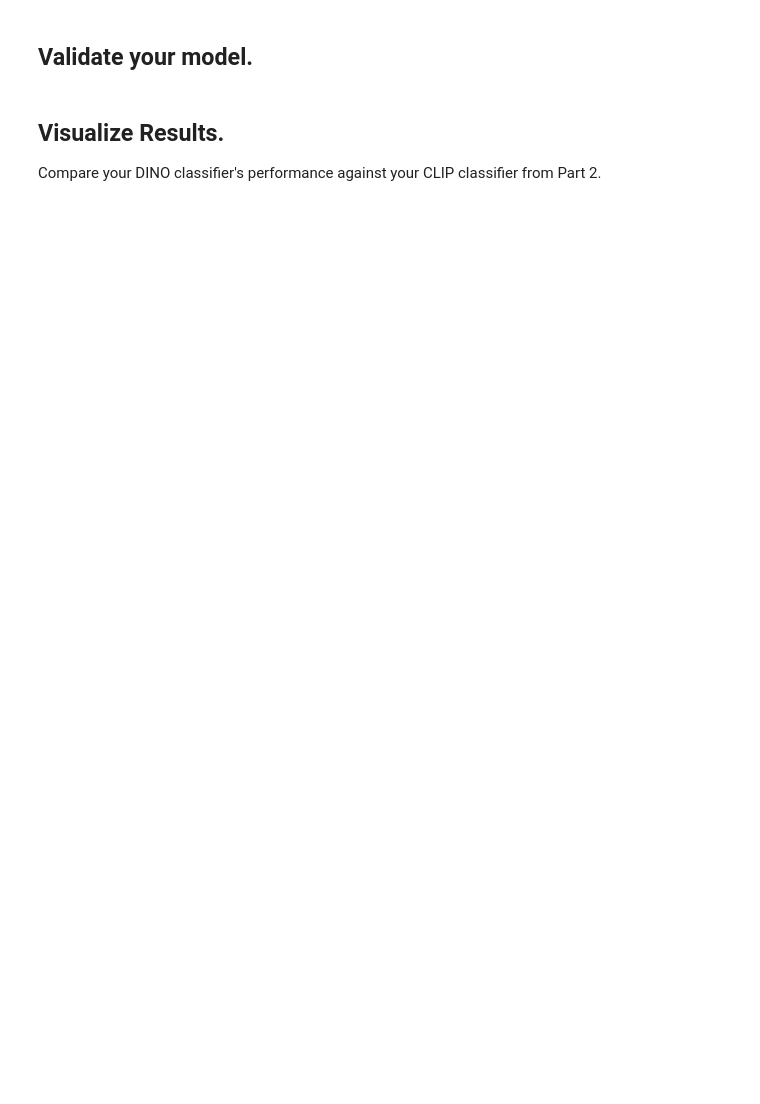
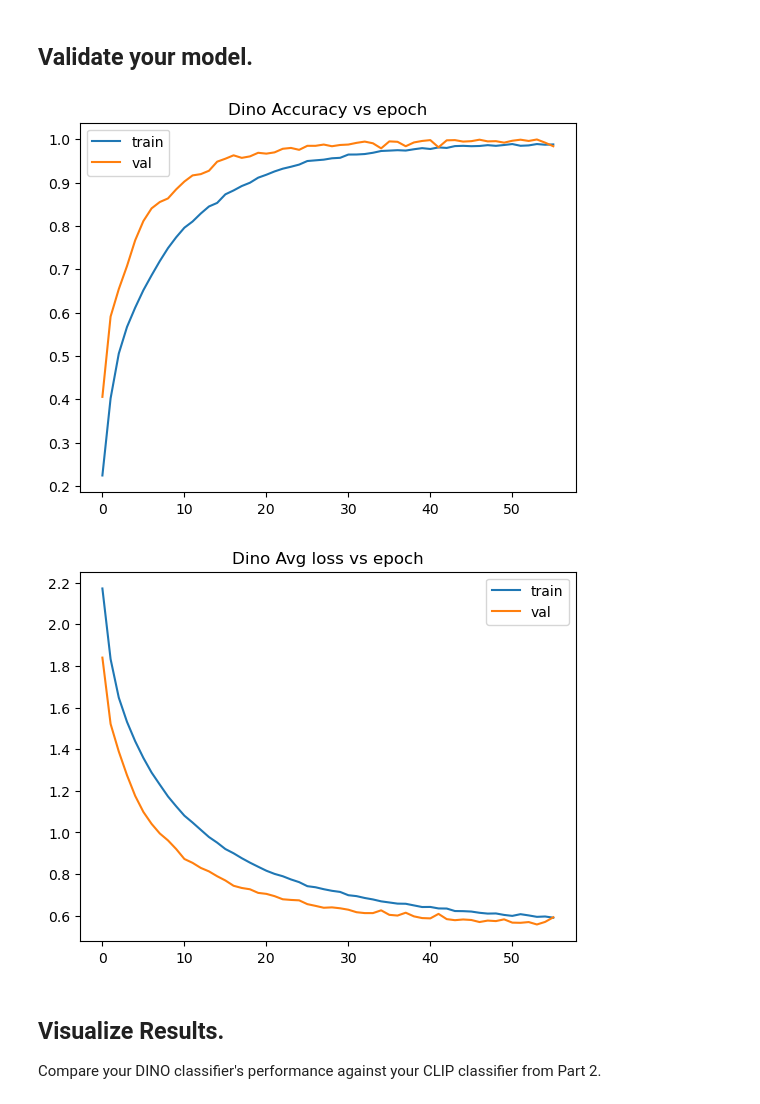
Before and after one commit to JXu2023/proj4, a Jupyter notebook: CS148a_proj4_FM_jxu5.ipynb, the cells around one changed output. Cells and saved outputs as stored; diff of their text form; code cells hidden in the pictures; blank space fills up the shorter version.

```diff
--- a/CS148a_proj4_FM_jxu5.ipynb
+++ b/CS148a_proj4_FM_jxu5.ipynb
@@ -332,7 +338,7 @@ with torch.no_grad():
 
 correct, total = 0, 0
 
-for X, y in train_loader:
+for X, y in all_loader:
     inputs = clip_processor(images=X, return_tensors="pt")
     pixel_values = inputs["pixel_values"].to(DEVICE)
     y = y.to(DEVICE)
@@ -515,22 +513,6 @@ def train_model(qwen_model, clip_model, criterion, optimizer, max_epochs, quit_r
             f"Val Acc={val_accuracy:.4f}")
 
   return qwen_model, train_losses, train_accuracies, val_losses, val_accuracies
-# %%
-for epoch in range(1):
-    for images, labels in train_loader:
-
-        optimizer.zero_grad() # necessary for training
-
-        # get image embeddings through the frozen foundation model
-        embeddings = clip_model.get_image_features(pixel_values=images)
-
-        outputs = qwen_model(embeddings)
-        loss = criterion(outputs.squeeze(), labels)
-
-        train_loss_dict[epoch] = loss.item()
-
-        loss.backward()
-        optimizer.step()
 # %%
 qwen_model = dummy_MLP(FM_feature_dim = 768, num_classes= 10) # what is the embedding dimension for CLIP image encoder?
 qwen_model = qwen_model.to(DEVICE)
@@ -618,5 +600,7 @@ print("DINOv2 Base loaded successfully.")
 dino_model.eval()
 for param in dino_model.parameters():
     param.requires_grad = False
+
+dino_model = dino_model.to(DEVICE)
 # %% [output]
 Loading DINOv2 Base...
@@ -665,0 +730,9 @@ for epoch in range(1):
+# %%
+
+# Reuse your Part 2 approach, pointing at your new classifier.
+
+dino_mlp = dummy_MLP(FM_feature_dim = 768, num_classes= 10) # what is the embedding dimension for CLIP image encoder?
+dino_mlp = dino_mlp.to(DEVICE)
+dino_criterion = torch.nn.CrossEntropyLoss(label_smoothing=0.1)
+dino_optimizer = torch.optim.AdamW(dino_mlp.parameters(), lr=3e-4, weight_decay=0.01)
+dino_mlp, dino_train_losses, dino_train_accuracies, dino_val_losses, dino_val_accuracies = train_dino_mlp(dino_mlp, dino_model, dino_criterion, dino_optimizer, 100, 10)
@@ -671,3 +772,21 @@ for epoch in range(1):
+# %%
+import matplotlib.pyplot as plt
+
+# To make good visualizations, you need to make sure that you are keeping track of your loss in a train_loss_dict
+plt.figure()
+sns.lineplot(dino_train_accuracies, label="train")
+sns.lineplot(dino_val_accuracies, label= "val")
+plt.title("Dino Accuracy vs epoch")
+plt.show()
+
+plt.figure()
+sns.lineplot(dino_train_losses, label="train")
+sns.lineplot(dino_val_losses, label= "val")
+plt.title("Dino Avg loss vs epoch")
+plt.show()
+# %% [output]
+[figure, added]
+[figure, added]
 # %% [markdown]
 ## Visualize Results.
 Compare your DINO classifier's performance against your CLIP classifier from Part 2.
```
Also changed, not shown: parts of 36 cells of this notebook.
